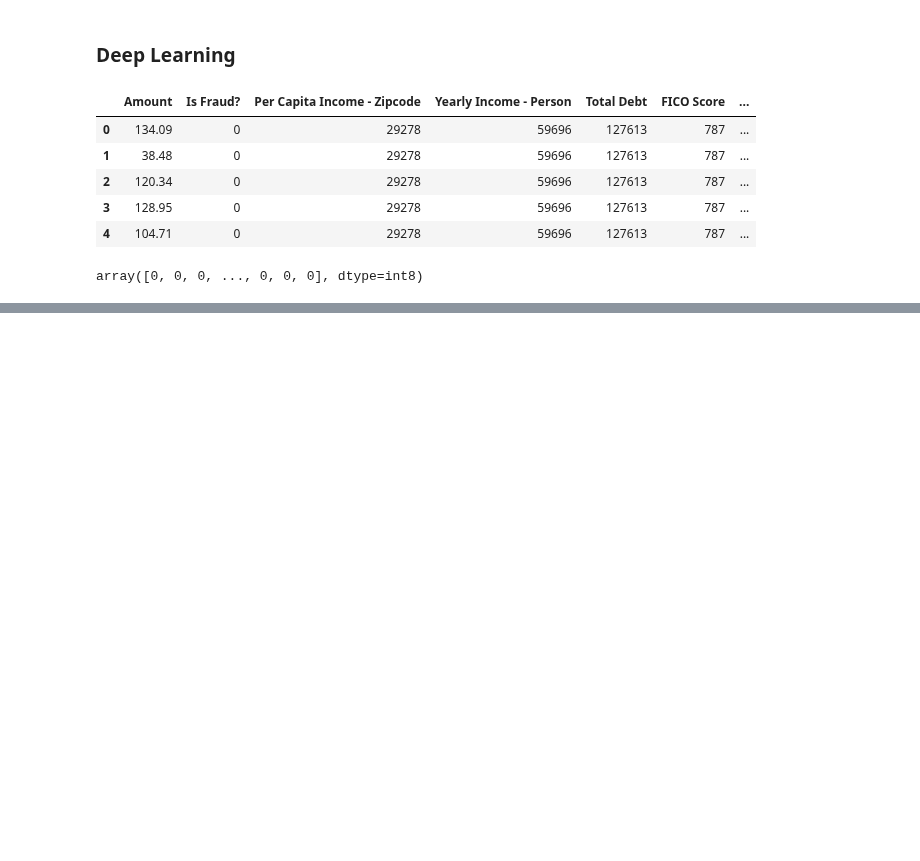
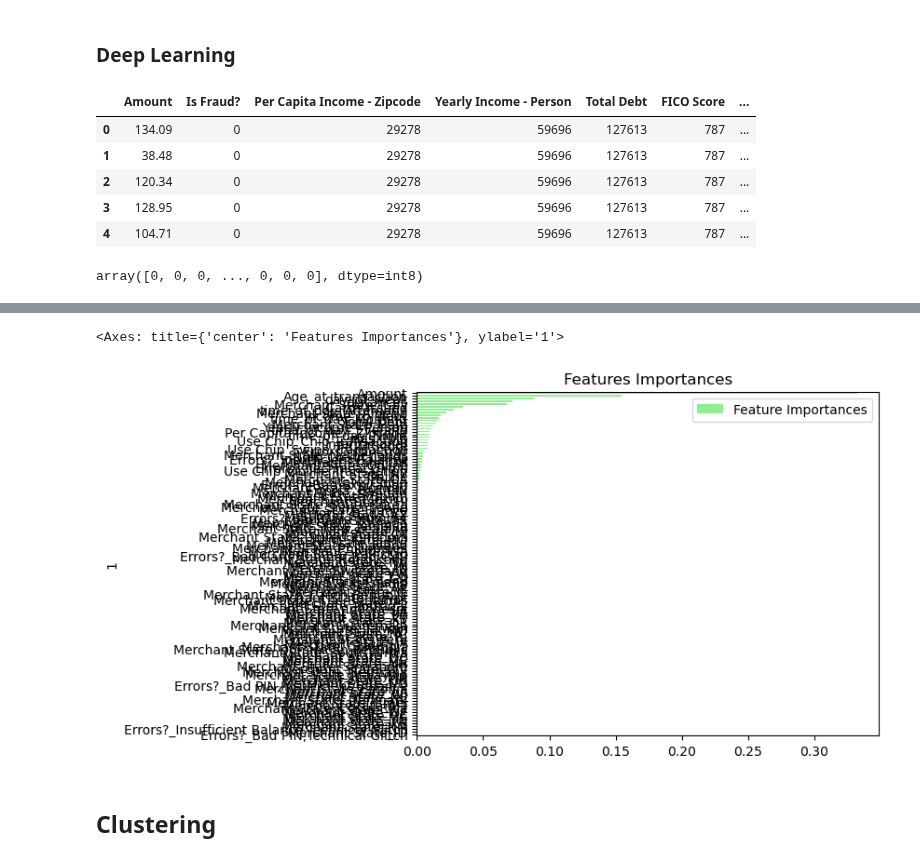
Before and after one commit to wrube/Project_4_Group_2, a Jupyter notebook: create_dataset_aleks.ipynb, the cells around one changed output, grey strips where cells are left out. Cells and saved outputs as stored; diff of their text form; code cells hidden in the pictures; blank space fills up the shorter version.

```diff
--- a/create_dataset_aleks.ipynb
+++ b/create_dataset_aleks.ipynb
@@ -917,0 +1024,3 @@ print(f"Loss: {model_loss}, Accuracy: {model_accuracy}")
+# %%
+# Creating a new dataframe for Random Forest and Importance Testing
+forest_df = merged_and_drop_df
@@ -917,0 +1064,19 @@ print(f"Loss: {model_loss}, Accuracy: {model_accuracy}")
+# %%
+# Train/test split
+X = forest_df.drop(columns=[target])
+y = forest_df[target]
+X_train, X_test, y_train, y_test = train_test_split(X, y, test_size=0.2, random_state=42)
+# %%
+# Train the model
+pipeline.fit(X_train, y_train)
+
+# Predict
+y_pred = pipeline.predict(X_test)
+
+# Evaluation
+print('Classification Report:')
+print(classification_report(y_test, y_pred))
+print('Confusion Matrix:')
+print(confusion_matrix(y_test, y_pred))
+print('Accuracy Score:')
+print(accuracy_score(y_test, y_pred))
@@ -917,0 +1144,12 @@ print(f"Loss: {model_loss}, Accuracy: {model_accuracy}")
+# %%
+# Random Forests in sklearn will automatically calculate feature importance
+importances = pipeline.named_steps['classifier'].feature_importances_
+
+# Get the column names from the preprocessor
+categorical_columns = pipeline.named_steps['preprocessor'].named_transformers_['cat'].named_steps['onehot'].get_feature_names_out(input_features=categorical_features)
+numeric_columns = numerical_features
+feature_names = np.concatenate([numeric_columns, categorical_columns])
+
+# We can sort the features by their importance
+feature_importance = sorted(zip(importances, feature_names), reverse=True)
+feature_importance
@@ -917,0 +1174,13 @@ print(f"Loss: {model_loss}, Accuracy: {model_accuracy}")
+# %%
+# Visualize the features by importance
+importances_df = pd.DataFrame(sorted(zip(importances, feature_names), reverse=True))
+importances_df.set_index(importances_df[1], inplace=True)
+importances_df.drop(columns=1, inplace=True)
+importances_df.rename(columns={0: 'Feature Importances'}, inplace=True)
+importances_sorted = importances_df.sort_values(by='Feature Importances')
+importances_sorted.plot(kind='barh', color='lightgreen', title='Features Importances')
+# %% [output]
+<Axes: title={'center': 'Features Importances'}, ylabel='1'>
+[figure, added]
+# %% [markdown]
+## Clustering
```
Also changed, not shown: parts of 18 cells of this notebook, 1 other file.
